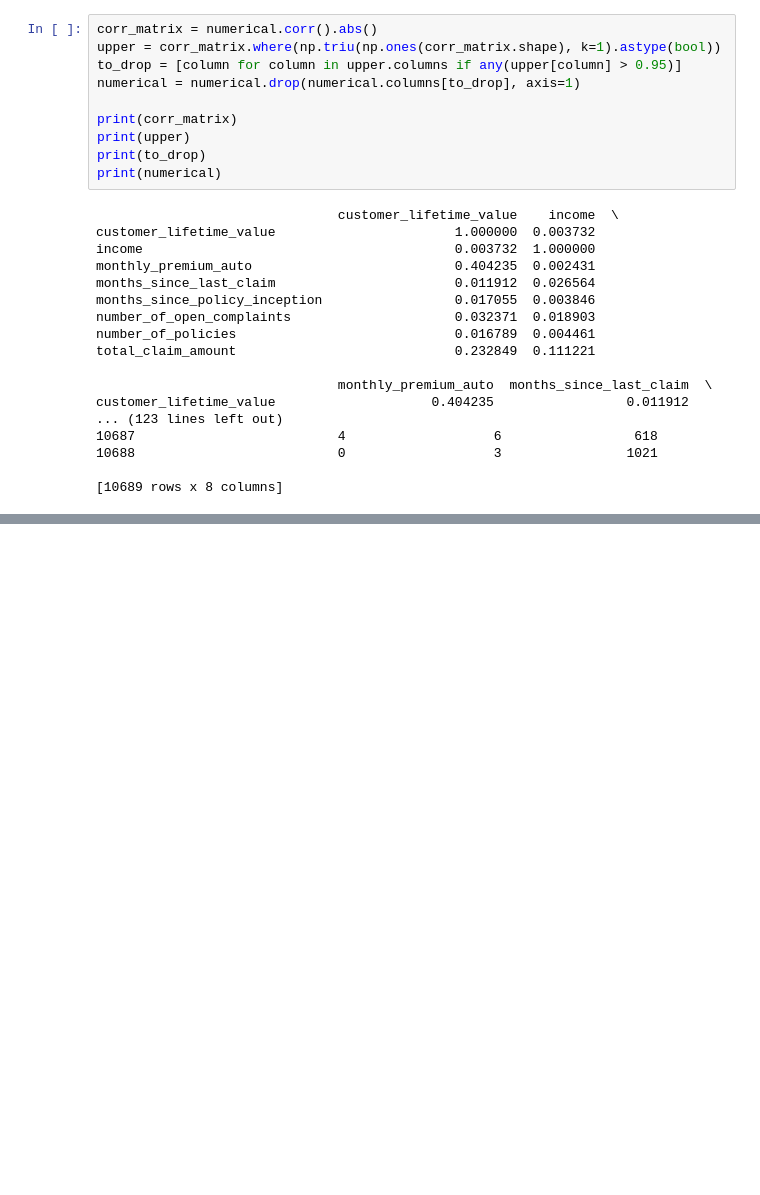
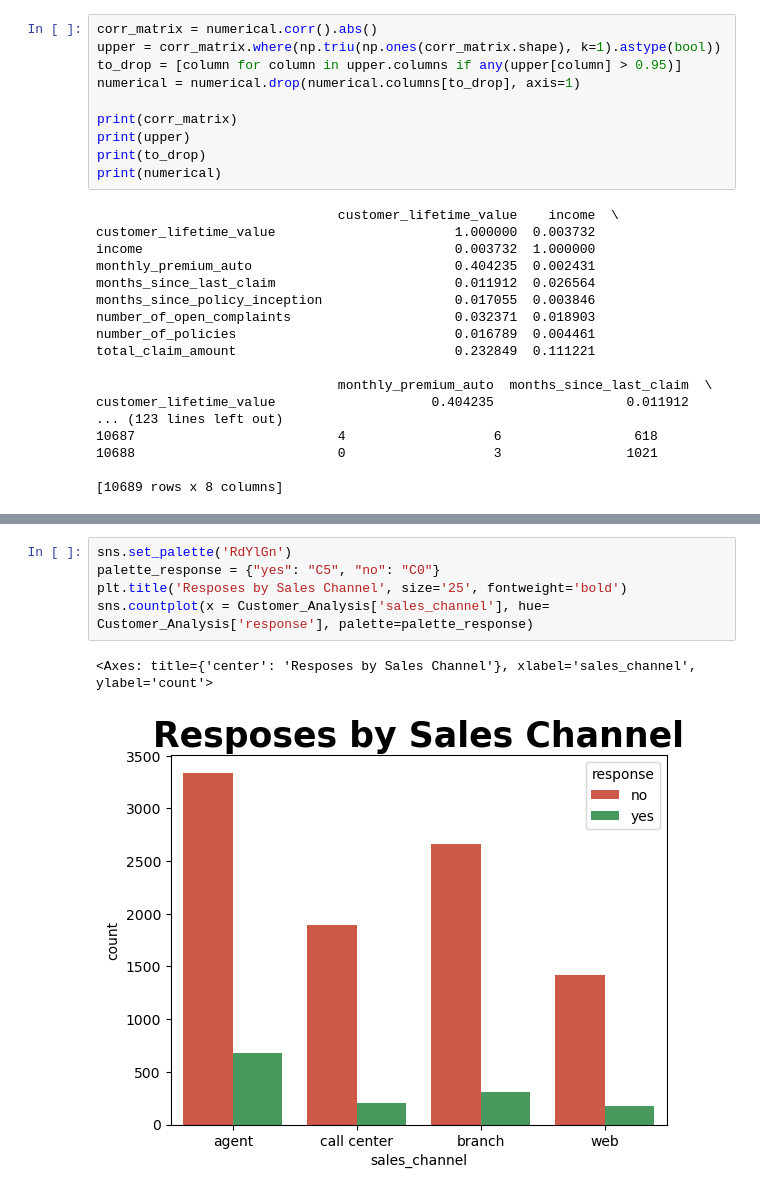
Before and after one commit to tahora-23/IH_AB_DA_FT_MAY_2023, a Jupyter notebook: Labs/2Week/wednesday/Lab_Wed.ipynb, the cells around one changed output, grey strips where cells are left out. Saved outputs shown, nothing was run; the diff lists cells and outputs as text; blank space fills up the shorter version.

```diff
--- a/Labs/2Week/wednesday/Lab_Wed.ipynb
+++ b/Labs/2Week/wednesday/Lab_Wed.ipynb
@@ -103,0 +145,8 @@ customer_lifetime_value                    0.404235                 0.011912
+# %%
+sns.set_palette('RdYlGn')
+palette_response = {"yes": "C5", "no": "C0"}
+plt.title('Resposes by Sales Channel', size='25', fontweight='bold')
+sns.countplot(x = Customer_Analysis['sales_channel'], hue= Customer_Analysis['response'], palette=palette_response)
+# %% [output]
+<Axes: title={'center': 'Resposes by Sales Channel'}, xlabel='sales_channel', ylabel='count'>
+[figure, added]
```
Also changed, not shown: parts of 17 cells of this notebook.
